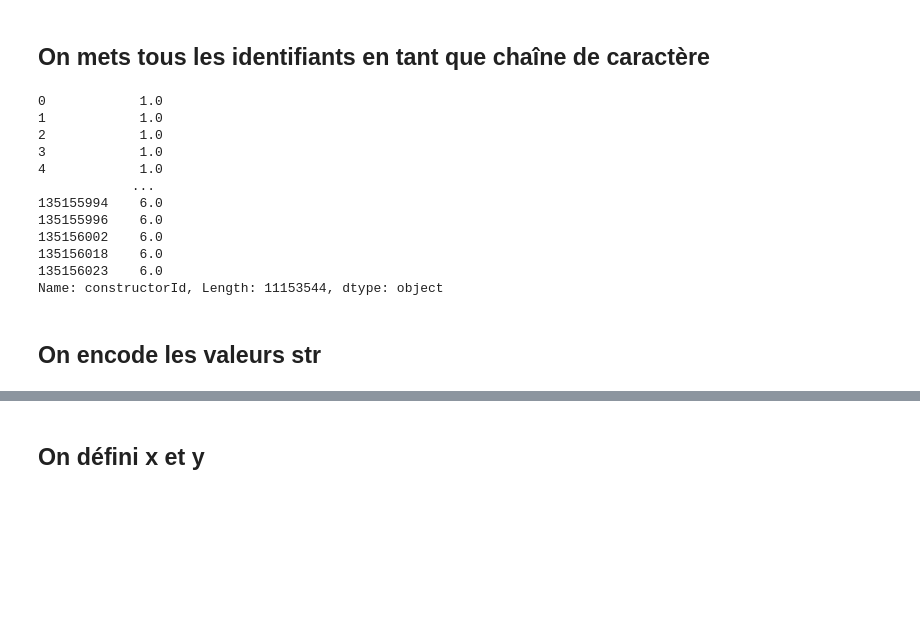
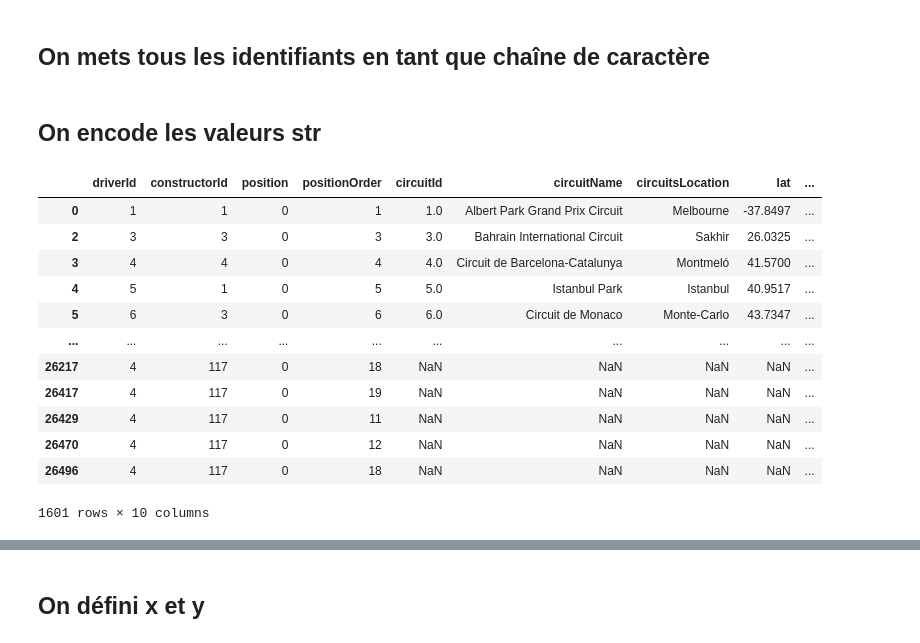
Before and after one commit to theotime2005/data-prediction-vva, a Jupyter notebook: manage-data.ipynb, the cells around one changed output, grey strips where cells are left out. Drawn from its saved outputs; the diff is of its cells as text; code cells hidden in the pictures; blank space fills up the shorter version.

```diff
--- a/manage-data.ipynb
+++ b/manage-data.ipynb
@@ -91,23 +100,28 @@ data_set = data_set[data_set['driverId'].isin(active_driver_ids)]
+# %%
+data_set['position'] = data_set['position'].apply(lambda x: 0 if pd.isna(x) or isinstance(x, str) else x)
 # %% [markdown]
 ## On mets tous les identifiants en tant que chaîne de caractère
 # %%
-data_set['driverId'].astype('str')
-data_set['constructorId'].astype('str')
+data_set['driverId'] = data_set['driverId'].astype('str')
+data_set['constructorId'] = data_set['constructorId'].astype('str')
-# %% [output]
-0            1.0
-1            1.0
-2            1.0
-3            1.0
-4            1.0
-            ...
-135155994    6.0
-135155996    6.0
-135156002    6.0
-135156018    6.0
-135156023    6.0
-Name: constructorId, Length: 11153544, dtype: object
 # %% [markdown]
 ## On encode les valeurs str
+# %%
+data_set
+# %% [output]
+|  | driverId | constructorId | position | positionOrder | circuitId | circuitName | circuitsLocation | lat | ... |
+| 0 | 1 | 1 | 0 | 1 | 1.0 | Albert Park Grand Prix Circuit | Melbourne | -37.8497 | ... |
+| 2 | 3 | 3 | 0 | 3 | 3.0 | Bahrain International Circuit | Sakhir | 26.0325 | ... |
+| 3 | 4 | 4 | 0 | 4 | 4.0 | Circuit de Barcelona-Catalunya | Montmeló | 41.5700 | ... |
+| 4 | 5 | 1 | 0 | 5 | 5.0 | Istanbul Park | Istanbul | 40.9517 | ... |
+| 5 | 6 | 3 | 0 | 6 | 6.0 | Circuit de Monaco | Monte-Carlo | 43.7347 | ... |
+| ... | ... | ... | ... | ... | ... | ... | ... | ... | ... |
+| 26217 | 4 | 117 | 0 | 18 | NaN | NaN | NaN | NaN | ... |
+| 26417 | 4 | 117 | 0 | 19 | NaN | NaN | NaN | NaN | ... |
+| 26429 | 4 | 117 | 0 | 11 | NaN | NaN | NaN | NaN | ... |
+| 26470 | 4 | 117 | 0 | 12 | NaN | NaN | NaN | NaN | ... |
+| 26496 | 4 | 117 | 0 | 18 | NaN | NaN | NaN | NaN | ... |
+1601 rows × 10 columns
 # %%
 y_bis = data_set.loc[:,:"position"]
 y_bis.drop(["driverId", "constructorId"], axis=1, inplace=True)
```
Also changed, not shown: parts of 9 cells of this notebook, 1 other file.
